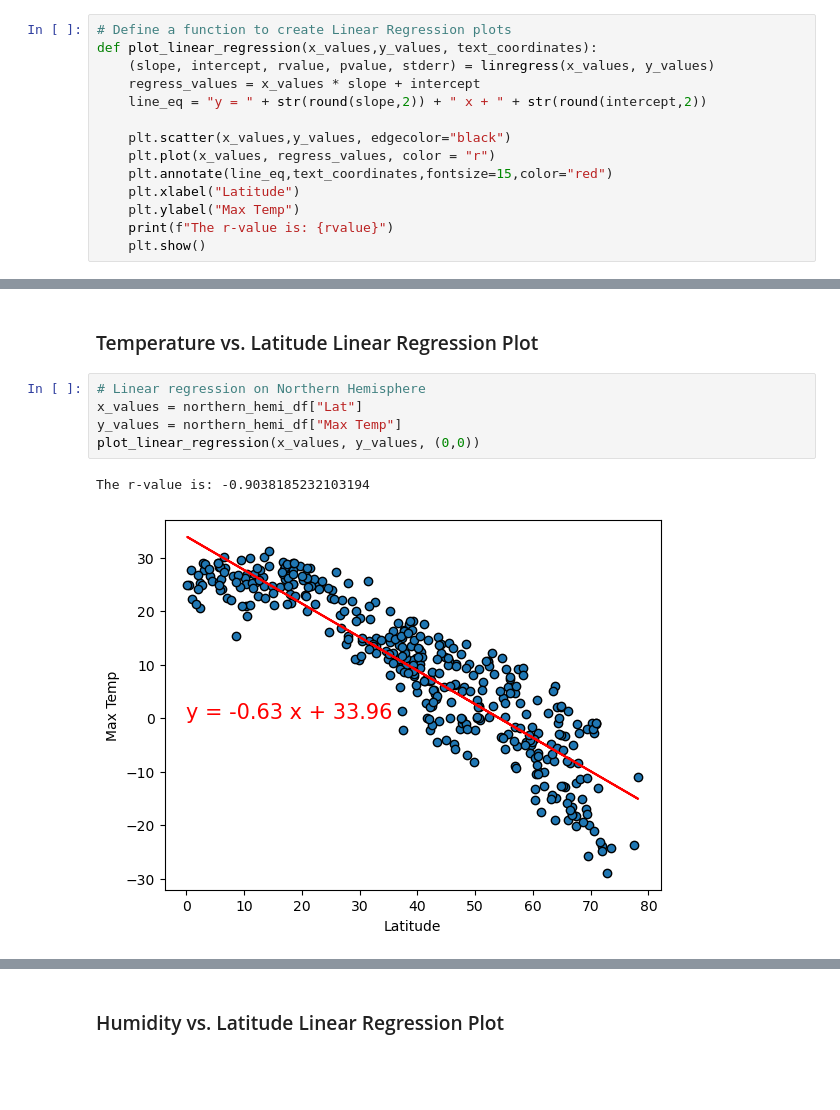
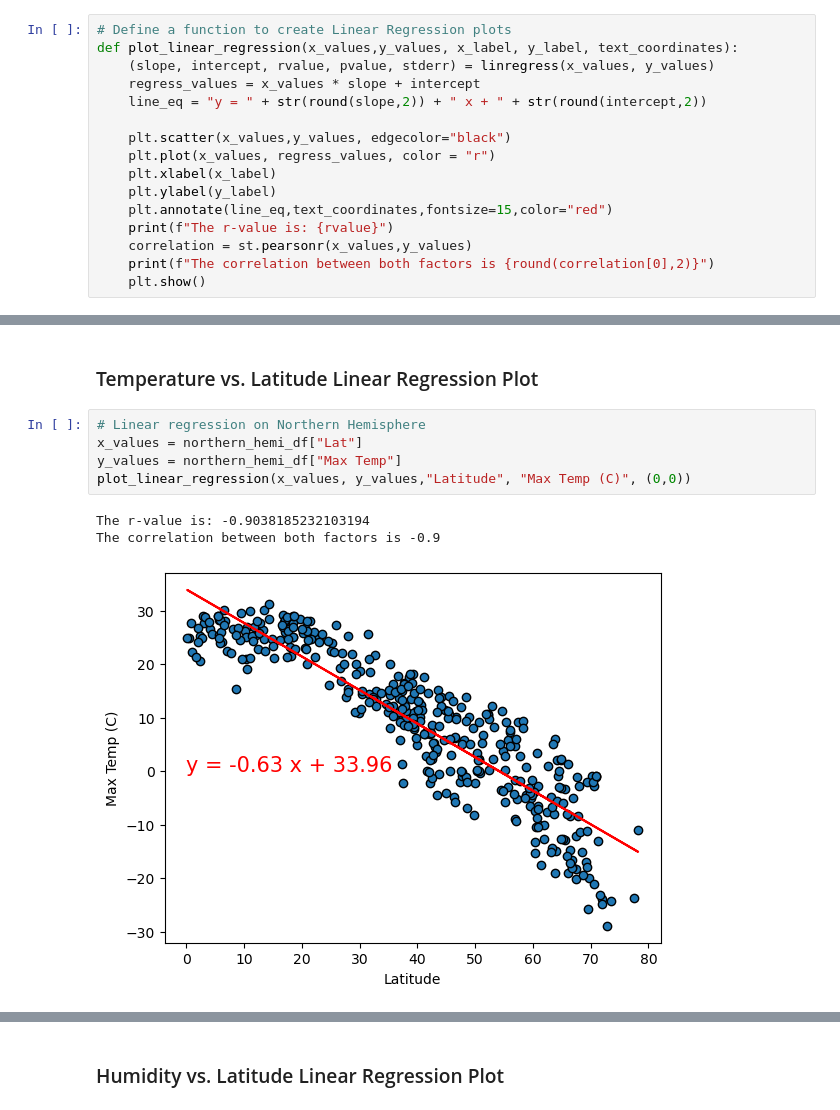
Before and after one commit to rbitas/Python-Api-challenge, a Jupyter notebook: WeatherPy/WeatherPy.ipynb, the cells around one changed output, grey strips where cells are left out. Cells and saved outputs as stored; diff of their text form; blank space fills up the shorter version.

```diff
--- a/WeatherPy/WeatherPy.ipynb
+++ b/WeatherPy/WeatherPy.ipynb
@@ -269,17 +270,19 @@ plt.show()
 ## Requirement 2: Compute Linear Regression for Each Relationship
 # %%
 # Define a function to create Linear Regression plots
-def plot_linear_regression(x_values,y_values, text_coordinates):
+def plot_linear_regression(x_values,y_values, x_label, y_label, text_coordinates):
     (slope, intercept, rvalue, pvalue, stderr) = linregress(x_values, y_values)
     regress_values = x_values * slope + intercept
     line_eq = "y = " + str(round(slope,2)) + " x + " + str(round(intercept,2))
 
     plt.scatter(x_values,y_values, edgecolor="black")
     plt.plot(x_values, regress_values, color = "r")
+    plt.xlabel(x_label)
+    plt.ylabel(y_label)
     plt.annotate(line_eq,text_coordinates,fontsize=15,color="red")
-    plt.xlabel("Latitude")
-    plt.ylabel("Max Temp")
     print(f"The r-value is: {rvalue}")
+    correlation = st.pearsonr(x_values,y_values)
+    print(f"The correlation between both factors is {round(correlation[0],2)}")
     plt.show()
 # %%
 # Create a DataFrame with the Northern Hemisphere data (Latitude >= 0)
@@ -314,11 +317,12 @@ southern_hemi_df.head()
 # %%
 # Linear regression on Northern Hemisphere
 x_values = northern_hemi_df["Lat"]
 y_values = northern_hemi_df["Max Temp"]
-plot_linear_regression(x_values, y_values, (0,0))
+plot_linear_regression(x_values, y_values,"Latitude", "Max Temp (C)", (0,0))
 # %% [output]
 The r-value is: -0.9038185232103194
+The correlation between both factors is -0.9
-[figure, old version]
+[figure, new version]
 # %%
 # Linear regression on Southern Hemisphere
 x_values = southern_hemi_df["Lat"]
```
Also changed, not shown: parts of 22 cells of this notebook.
